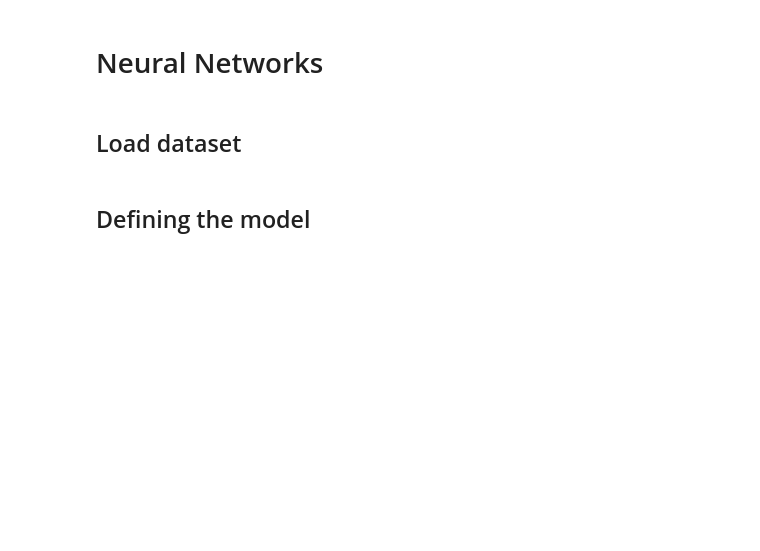
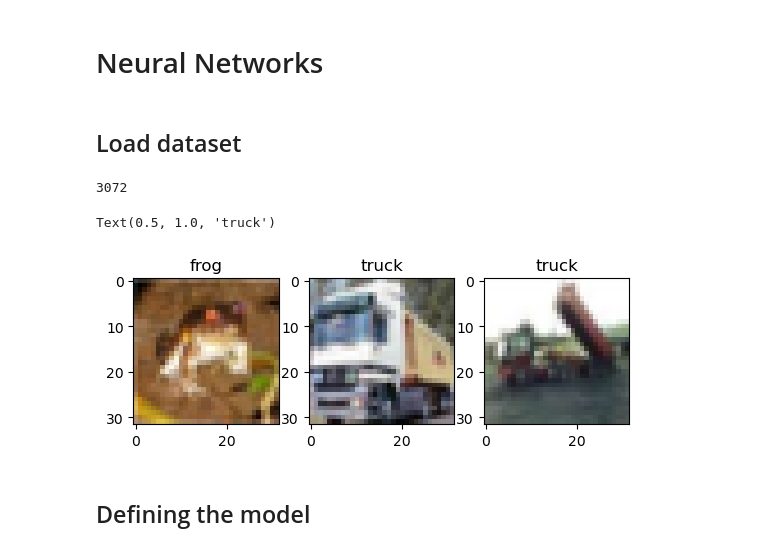
Before and after one commit to fcoelhomrc/MachineLearning, a Jupyter notebook: TAAPC_Exercises/nn.ipynb, the cells around one changed output. Saved outputs shown, nothing was run; the diff lists cells and outputs as text; code cells hidden in the pictures; blank space fills up the shorter version.

```diff
--- a/TAAPC_Exercises/nn.ipynb
+++ b/TAAPC_Exercises/nn.ipynb
@@ -12,7 +9,7 @@ import numpy as np
 ## Load dataset
 # %%
 def loadMNISTdataset():
-    (x_train, y_train), (x_test, y_test) = cifar10.load_data()
+    (x_train, y_train), (x_test, y_test) = keras.datasets.cifar10.load_data()
     width, height = (x_train.shape[1], x_train.shape[2])
 
     # Reshape dataset to have a single channel,
@@ -22,6 +19,19 @@ def loadMNISTdataset():
     x_test = x_test.reshape(x_test.shape[0], 3*width*height).astype('float32') / 255
 
     # Converting to one-hot encode for the target values
-    y_train = np_utils.to_categorical(y_train, 10)
-    y_test = np_utils.to_categorical(y_test, 10)
+    y_train = keras.utils.to_categorical(y_train, 10)
+    y_test = keras.utils.to_categorical(y_test, 10)
     return (x_train, y_train, x_test, y_test, width, height)
+
+label_dict = {
+    0: "airplane",
+    1: "automobile",
+    2: "bird",
+    3: "cat",
+    4: "deer",
+    5: "dog",
+    6: "frog",
+    7: "horse",
+    8: "ship",
+    9: "truck"
+}
@@ -30,2 +38,19 @@ TODO
+# %%
+x_train, y_train, x_test, y_test, width, height = loadMNISTdataset()
+# %%
+3*32*32
+# %% [output]
+3072
+# %%
+fig, ax = plt.subplots(1, 3)
+ax[0].imshow(x_train[0, :3*width*height].reshape(width, height, 3))
+ax[0].set_title(label_dict[np.argmax(y_train[0, :])])
+ax[1].imshow(x_train[1, :3*width*height].reshape(width, height, 3))
+ax[1].set_title(label_dict[np.argmax(y_train[1, :])])
+ax[2].imshow(x_train[2, :3*width*height].reshape(width, height, 3))
+ax[2].set_title(label_dict[np.argmax(y_train[2, :])])
+# %% [output]
+Text(0.5, 1.0, 'truck')
+[figure, added]
 # %% [markdown]
 ## Defining the model
```
Also changed, not shown: parts of 16 cells of this notebook.
